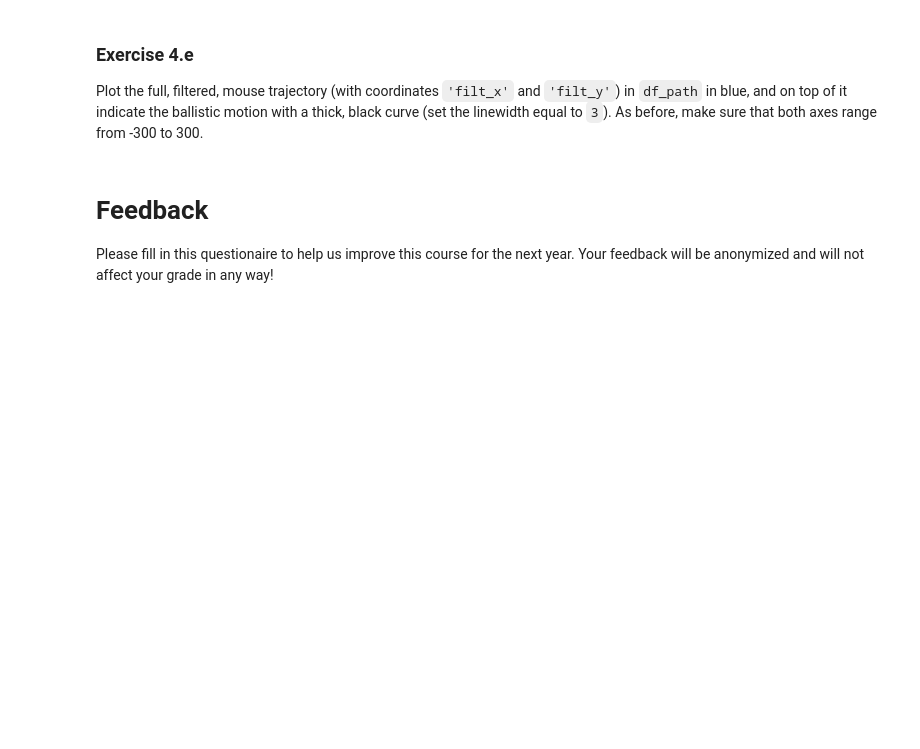
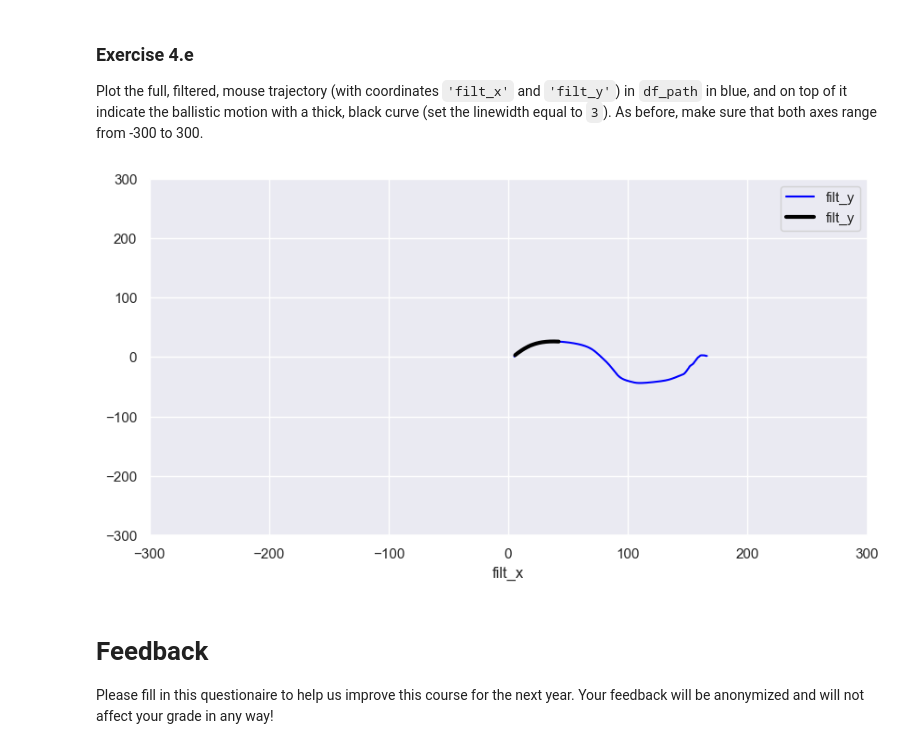
Before and after one commit to Modgen1/2IAB1, a Jupyter notebook: 5_DAS/Exercises-DAS-2076209.ipynb, the cells around one changed output. Drawn from its saved outputs; the diff is of its cells as text; code cells hidden in the pictures; blank space fills up the shorter version.

```diff
--- a/5_DAS/Exercises-DAS-2076209.ipynb
+++ b/5_DAS/Exercises-DAS-2076209.ipynb
@@ -1264,7 +1271,7 @@ Find the index in `df_path` for which the `'approximate_speed'` is maximal. Assi
 # %%
 #// BEGIN_TODO [DAS_4a] Find i_max (1 point)
 
-# ===== =====> Replace this line by your code. <===== ===== #
+i_max = df_path['approximate_speed'].idxmax()
 
 #// END_TODO [DAS_4a]
 
@@ -1282,7 +1298,7 @@ Add a column labeled `'speed_diff'` to the data frame `df_path`, containing in e
 # %%
 #// BEGIN_TODO [DAS_4b] Add speed_diff (1 point)
 
-# ===== =====> Replace this line by your code. <===== ===== #
+df_path['speed_diff'] = df_path['approximate_speed'].diff()
 
 #// END_TODO [DAS_4b]
 
@@ -1308,3 +1327,8 @@ First use slicing and the index `i_max` to make a new data frame `df_first_part`
+# %%
+#// BEGIN_TODO [DAS_4c] Find i_left (1 point)
+
+df_left = df_path.loc[0:i_max]
+i_left = df_left[df_left['speed_diff'] <= 0].index[-1] + 1
 # %%
 #// END_TODO [DAS_4c]
 
@@ -1322,7 +1355,8 @@ Find `i_right`, the largest index such that for every index `i` between `i_max +
 # %%
 #// BEGIN_TODO [DAS_4d] Find i_right (1 point)
 
-# ===== =====> Replace this line by your code. <===== ===== #
+df_right = df_path.loc[i_max + 1:]
+i_right = df_right[df_right['speed_diff'] >= 0].index[0] - 1
 
 #// END_TODO [DAS_4d]
 
@@ -1351,3 +1402,12 @@ Plot the full, filtered, mouse trajectory (with coordinates `'filt_x'` and `'fil
+# %%
+#// BEGIN_TODO [DAS_4e] Plot ballistic motion (1 point)
+
+ax = df_path.plot(x='filt_x', y='filt_y', xlim=(-300, 300), ylim=(-300, 300), c='blue')
+df_ballistic.plot(x='filt_x', y='filt_y', ax=ax, color='black', linewidth=3);
+
+#// END_TODO [DAS_4e]
+# %% [output]
+[figure, added]
 # %% [markdown]
 # Feedback
 
```
Also changed, not shown: parts of 14 cells of this notebook.
